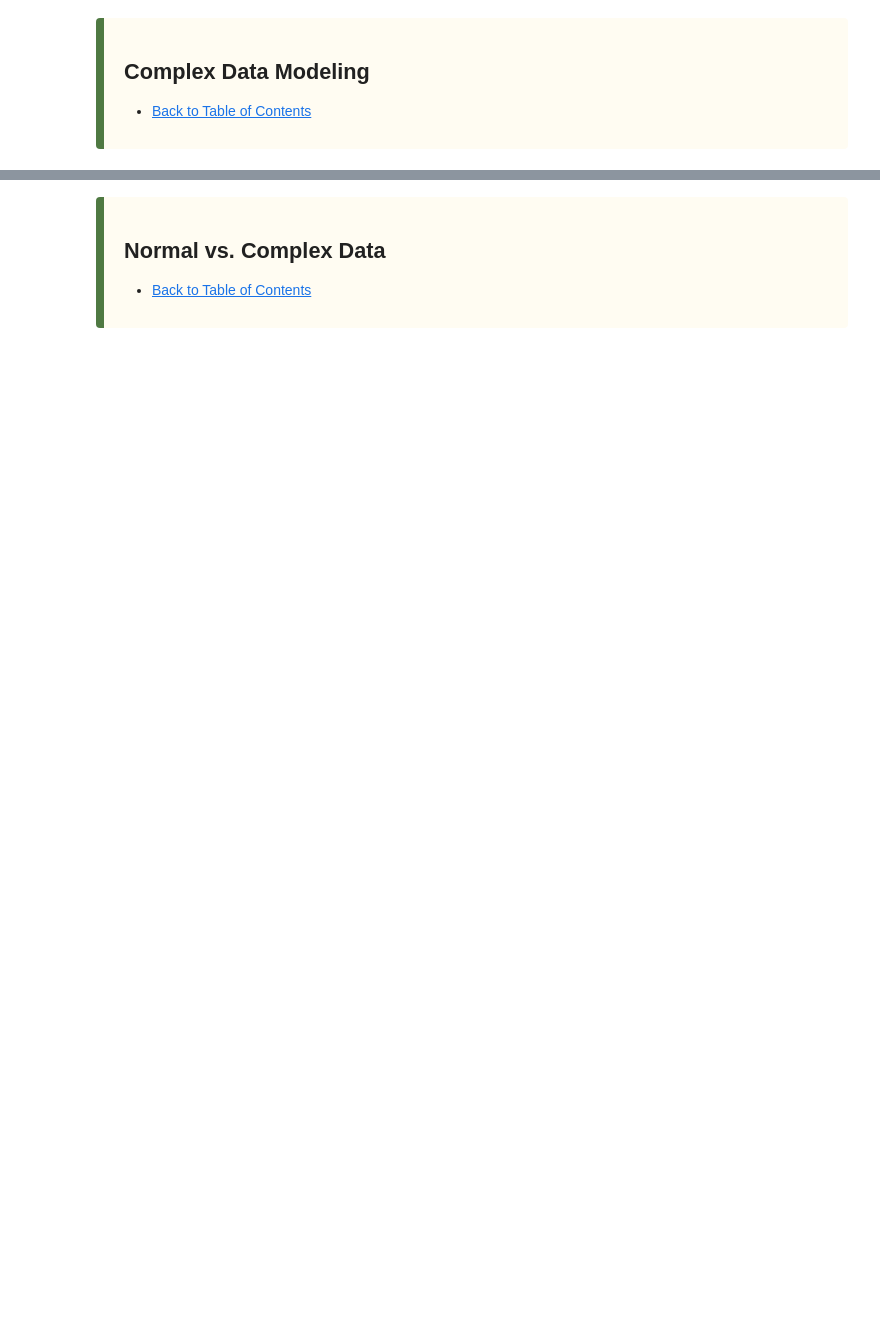
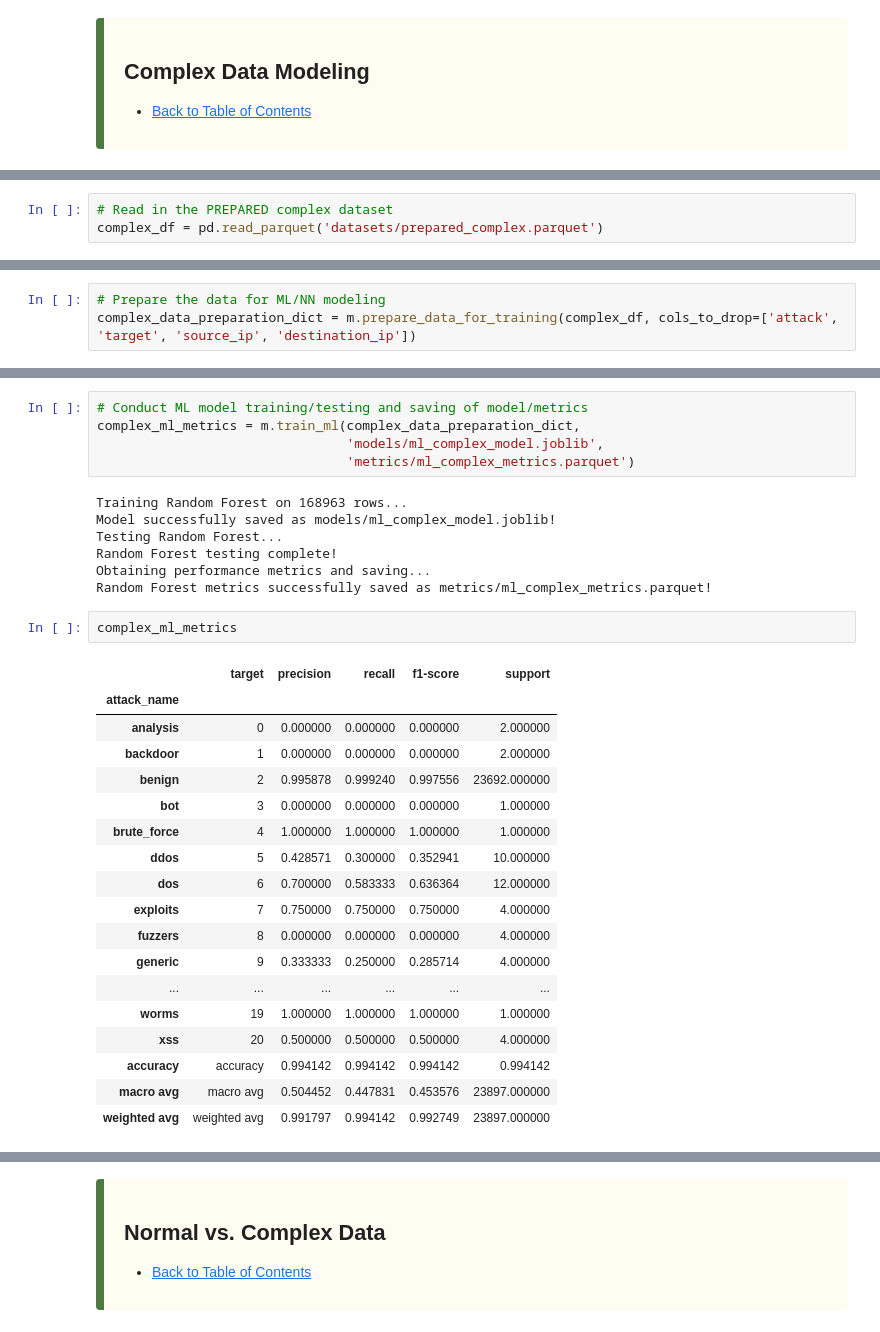
Before and after one commit to JaredWood-DU/COMP3703, a Jupyter notebook: final/modeling.ipynb, the cells around one changed output, grey strips where cells are left out. Saved outputs shown, nothing was run; the diff lists cells and outputs as text; blank space fills up the shorter version.

```diff
--- a/final/modeling.ipynb
+++ b/final/modeling.ipynb
@@ -239,0 +332,3 @@ def get_nn_model(num_features_to_train:int) -> models.Sequential:
+# %%
+# Read in the PREPARED complex dataset
+complex_df = pd.read_parquet('datasets/prepared_complex.parquet')
@@ -239,0 +345,3 @@ def get_nn_model(num_features_to_train:int) -> models.Sequential:
+# %%
+# Prepare the data for ML/NN modeling
+complex_data_preparation_dict = m.prepare_data_for_training(complex_df, cols_to_drop=['attack', 'target', 'source_ip', 'destination_ip'])
@@ -239,0 +350,33 @@ def get_nn_model(num_features_to_train:int) -> models.Sequential:
+# %%
+# Conduct ML model training/testing and saving of model/metrics
+complex_ml_metrics = m.train_ml(complex_data_preparation_dict,
+                                'models/ml_complex_model.joblib',
+                                'metrics/ml_complex_metrics.parquet')
+# %% [output]
+Training Random Forest on 168963 rows...
+Model successfully saved as models/ml_complex_model.joblib!
+Testing Random Forest...
+Random Forest testing complete!
+Obtaining performance metrics and saving...
+Random Forest metrics successfully saved as metrics/ml_complex_metrics.parquet!
+# %%
+complex_ml_metrics
+# %% [output]
+|  | target | precision | recall | f1-score | support |
+| attack_name |  |  |  |  |  |
+| analysis | 0 | 0.000000 | 0.000000 | 0.000000 | 2.000000 |
+| backdoor | 1 | 0.000000 | 0.000000 | 0.000000 | 2.000000 |
+| benign | 2 | 0.995878 | 0.999240 | 0.997556 | 23692.000000 |
+| bot | 3 | 0.000000 | 0.000000 | 0.000000 | 1.000000 |
+| brute_force | 4 | 1.000000 | 1.000000 | 1.000000 | 1.000000 |
+| ddos | 5 | 0.428571 | 0.300000 | 0.352941 | 10.000000 |
+| dos | 6 | 0.700000 | 0.583333 | 0.636364 | 12.000000 |
+| exploits | 7 | 0.750000 | 0.750000 | 0.750000 | 4.000000 |
+| fuzzers | 8 | 0.000000 | 0.000000 | 0.000000 | 4.000000 |
+| generic | 9 | 0.333333 | 0.250000 | 0.285714 | 4.000000 |
+| ... | ... | ... | ... | ... | ... |
+| worms | 19 | 1.000000 | 1.000000 | 1.000000 | 1.000000 |
+| xss | 20 | 0.500000 | 0.500000 | 0.500000 | 4.000000 |
+| accuracy | accuracy | 0.994142 | 0.994142 | 0.994142 | 0.994142 |
+| macro avg | macro avg | 0.504452 | 0.447831 | 0.453576 | 23897.000000 |
+| weighted avg | weighted avg | 0.991797 | 0.994142 | 0.992749 | 23897.000000 |
```
Also changed, not shown: parts of 18 cells of this notebook, 1 other file.
